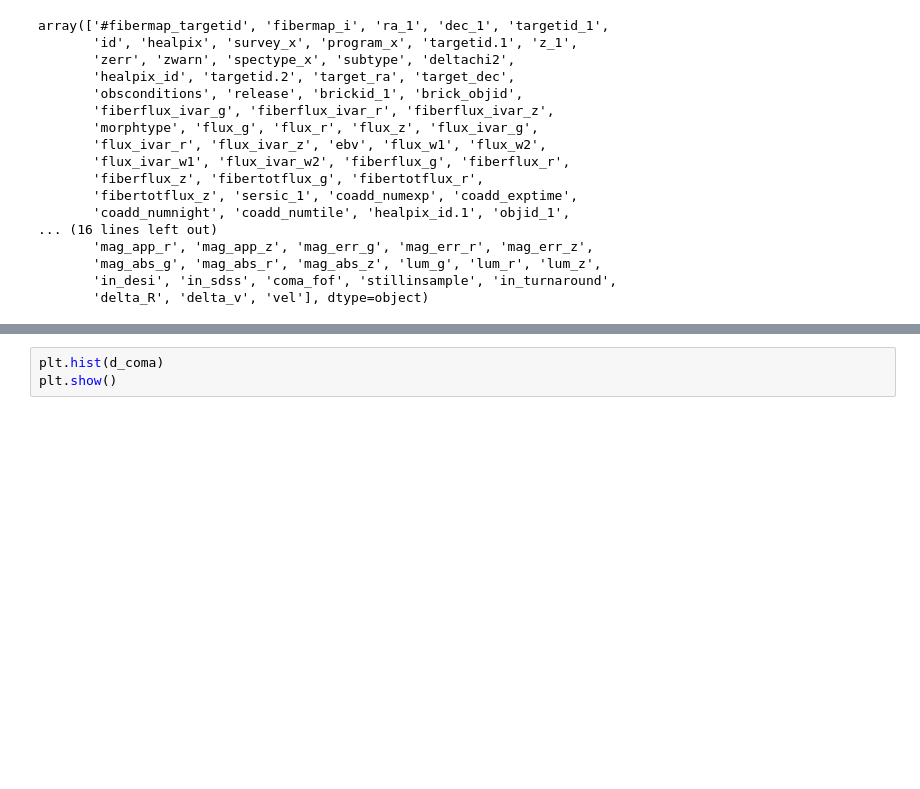
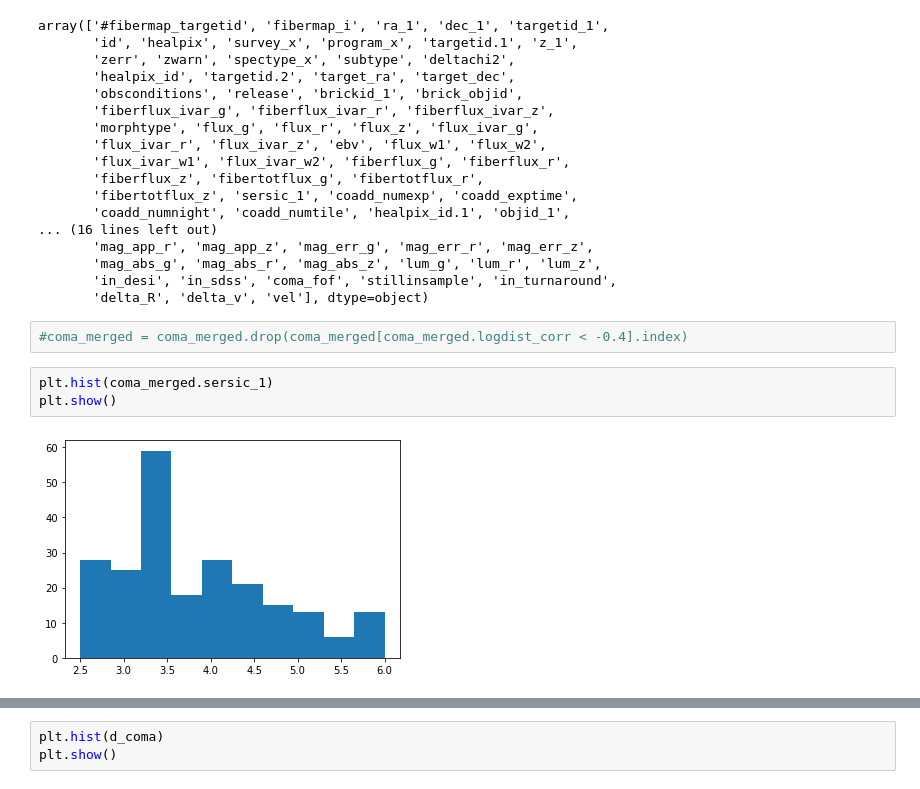
Before and after one commit to KSaid-1/DESI_fuji_FP, a Jupyter notebook: Coma_distance_v01.ipynb, the cells around one changed output, grey strips where cells are left out. Cells and saved outputs as stored; diff of their text form; blank space fills up the shorter version.

```diff
--- a/Coma_distance_v01.ipynb
+++ b/Coma_distance_v01.ipynb
@@ -102,3 +102,10 @@ array(['#fibermap_targetid', 'fibermap_i', 'ra_1', 'dec_1', 'targetid_1',
        'mag_abs_g', 'mag_abs_r', 'mag_abs_z', 'lum_g', 'lum_r', 'lum_z',
        'in_desi', 'in_sdss', 'coma_fof', 'stillinsample', 'in_turnaround',
        'delta_R', 'delta_v', 'vel'], dtype=object)
+# %%
+#coma_merged = coma_merged.drop(coma_merged[coma_merged.logdist_corr < -0.4].index)
+# %%
+plt.hist(coma_merged.sersic_1)
+plt.show()
+# %% [output]
+[figure, added]
```
Also changed, not shown: parts of 12 cells of this notebook.
